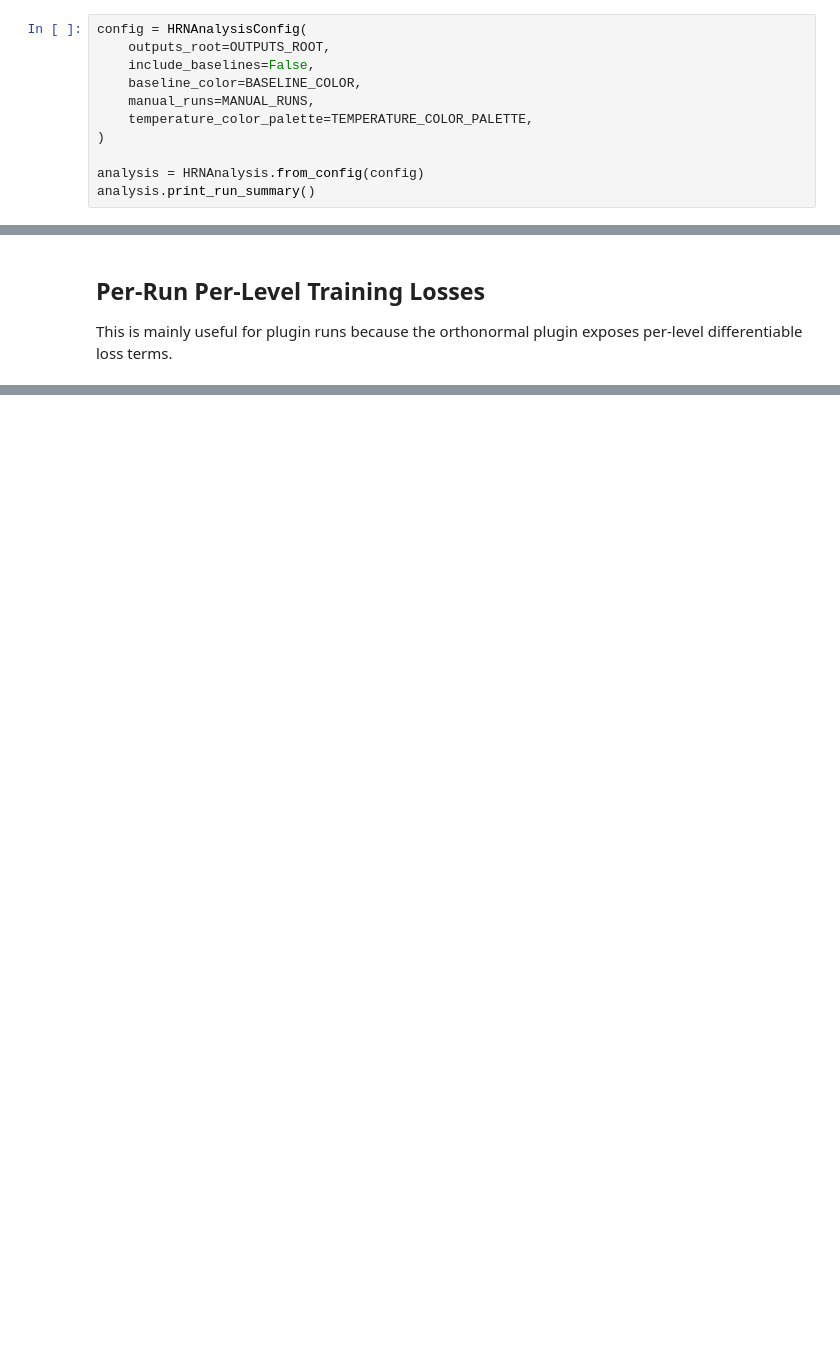
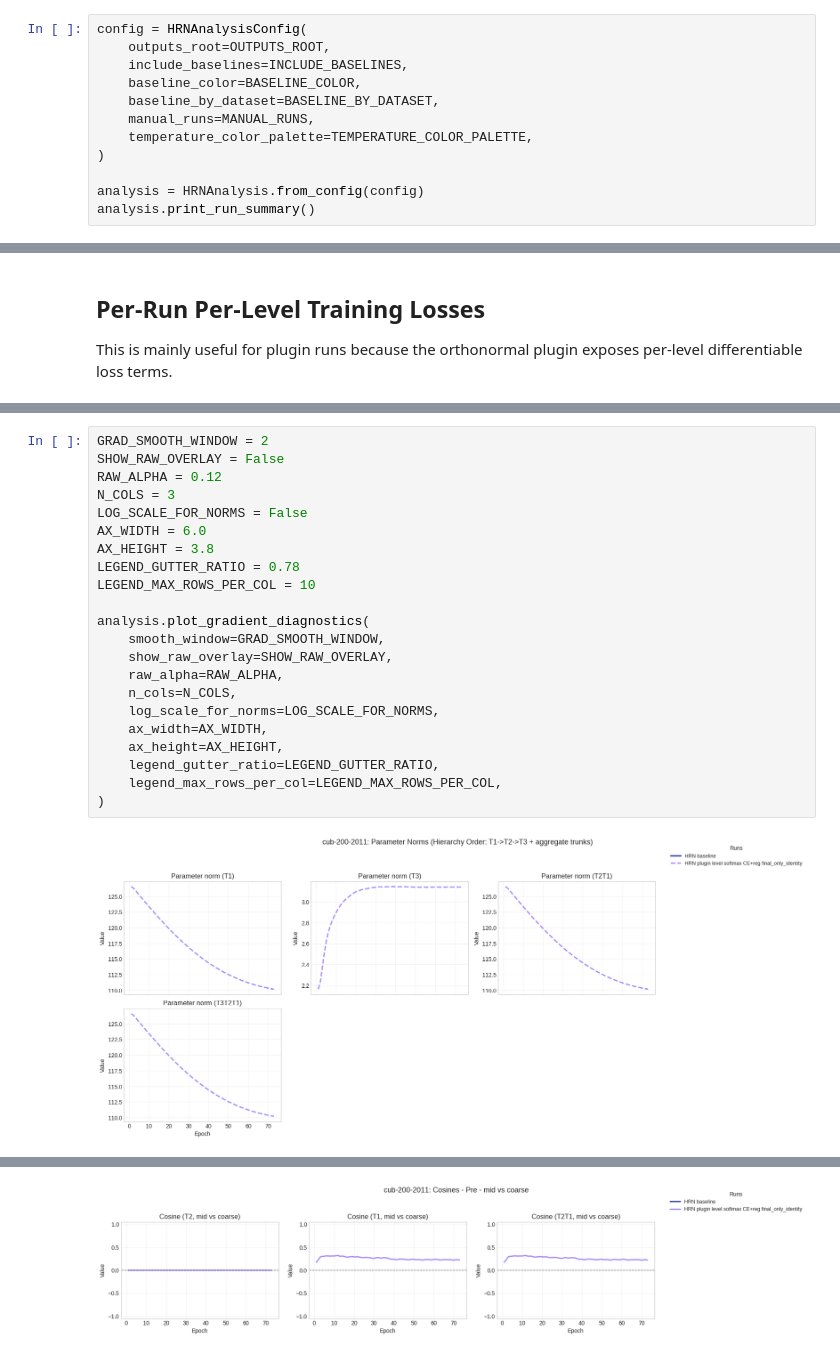
Before and after one commit to Gianma23/lexicographic_deep_learning_detailed_study, a Jupyter notebook: notebooks/hrn_analysis.ipynb, the cells around one changed output, grey strips where cells are left out. Saved outputs shown, nothing was run; the diff lists cells and outputs as text; blank space fills up the shorter version.

```diff
--- a/notebooks/hrn_analysis.ipynb
+++ b/notebooks/hrn_analysis.ipynb
@@ -73,8 +72,9 @@ TEMPERATURE_COLOR_PALETTE = [
 # %%
 config = HRNAnalysisConfig(
     outputs_root=OUTPUTS_ROOT,
-    include_baselines=False,
+    include_baselines=INCLUDE_BASELINES,
     baseline_color=BASELINE_COLOR,
+    baseline_by_dataset=BASELINE_BY_DATASET,
     manual_runs=MANUAL_RUNS,
     temperature_color_palette=TEMPERATURE_COLOR_PALETTE,
 )
@@ -124,0 +153,24 @@ Top-down and independent decoding are shown separately for each hierarchy level.
+# %%
+GRAD_SMOOTH_WINDOW = 2
+SHOW_RAW_OVERLAY = False
+RAW_ALPHA = 0.12
+N_COLS = 3
+LOG_SCALE_FOR_NORMS = False
+AX_WIDTH = 6.0
+AX_HEIGHT = 3.8
+LEGEND_GUTTER_RATIO = 0.78
+LEGEND_MAX_ROWS_PER_COL = 10
+
+analysis.plot_gradient_diagnostics(
+    smooth_window=GRAD_SMOOTH_WINDOW,
+    show_raw_overlay=SHOW_RAW_OVERLAY,
+    raw_alpha=RAW_ALPHA,
+    n_cols=N_COLS,
+    log_scale_for_norms=LOG_SCALE_FOR_NORMS,
+    ax_width=AX_WIDTH,
+    ax_height=AX_HEIGHT,
+    legend_gutter_ratio=LEGEND_GUTTER_RATIO,
+    legend_max_rows_per_col=LEGEND_MAX_ROWS_PER_COL,
+)
+# %% [output]
+[figure, added]
@@ -124,0 +178 @@ Top-down and independent decoding are shown separately for each hierarchy level.
+[figure, added]
```
Also changed, not shown: parts of 21 cells of this notebook, 36 other files.
